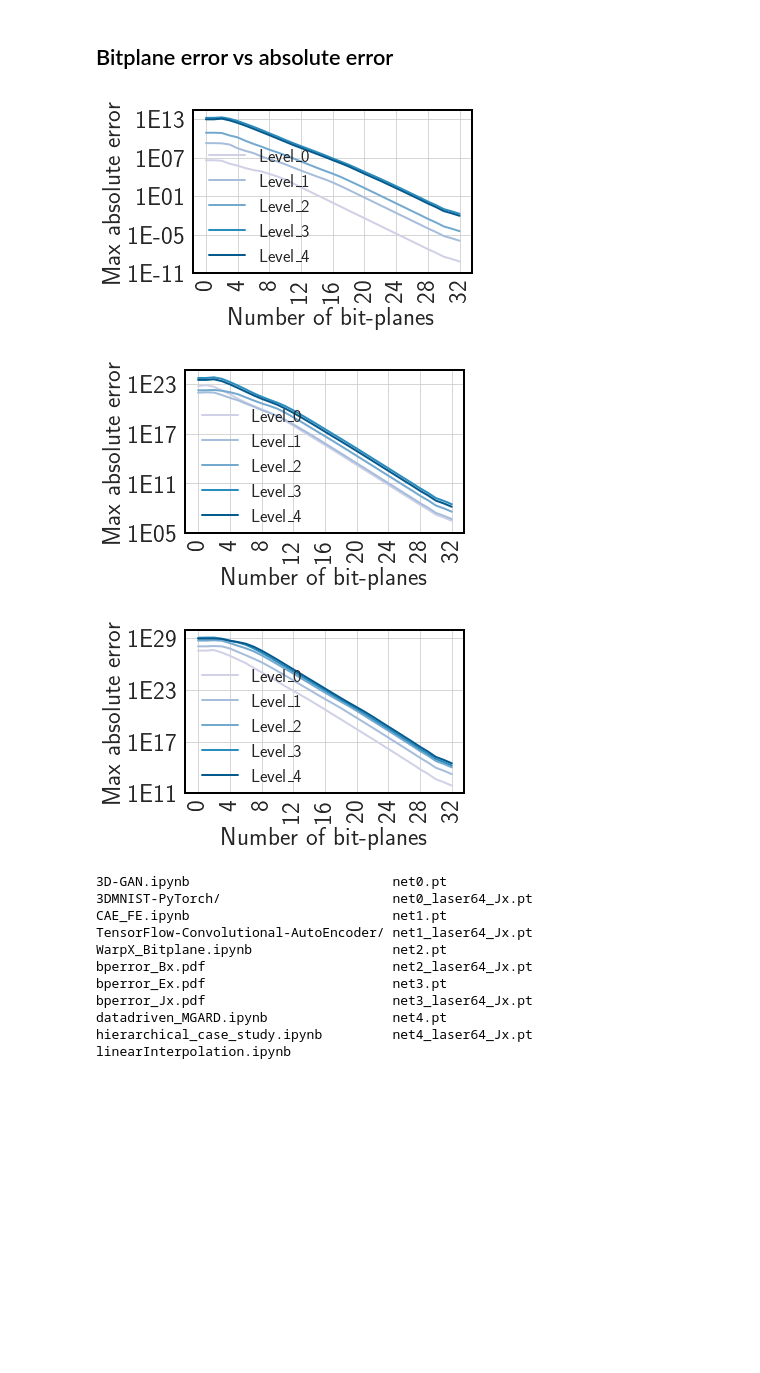
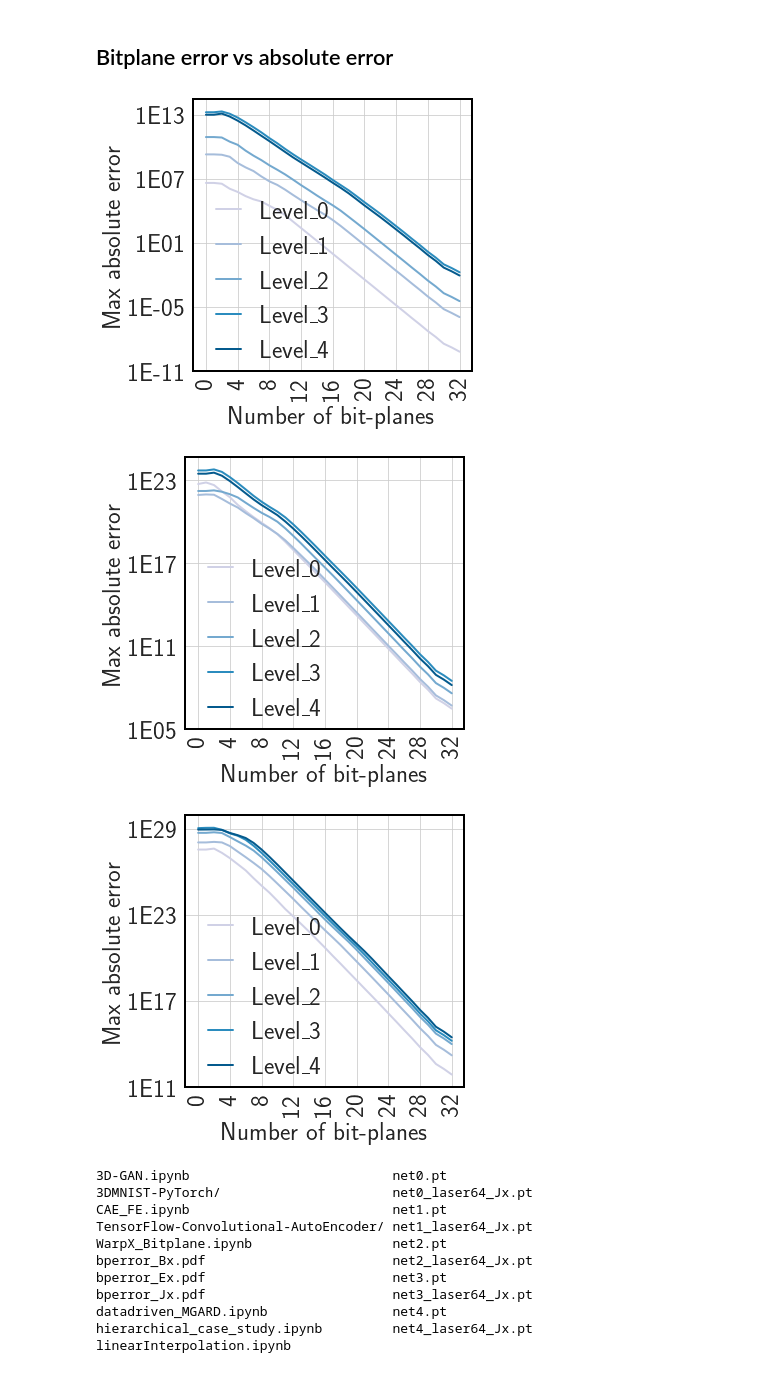
Before and after one commit to jw447/DNN_Mgard, a Jupyter notebook: notebook/_old/DNN_MGARD_old.ipynb, the cells around one changed output. Saved outputs shown, nothing was run; the diff lists cells and outputs as text; code cells hidden in the pictures; blank space fills up the shorter version.

```diff
--- a/notebook/_old/DNN_MGARD_old.ipynb
+++ b/notebook/_old/DNN_MGARD_old.ipynb
@@ -2248,7 +2249,7 @@ pwd
 fontsize = 25
 def plot_bperror(bperr_0, bperr_1, bperr_2, bperr_3, bperr_4, var):
     plt.rcParams['text.usetex'] = True
-    fig2, axs1 = plt.subplots(1, 1, figsize=(5, 3))
+    fig2, axs1 = plt.subplots(1, 1, figsize=(5, 5))
 
     axs1.plot(np.arange(33), bperr_0, "-", color="#d0d1e6", linewidth=2, label="Level\_0")
     axs1.plot(np.arange(33), bperr_1, "-", color="#a6bddb", linewidth=2, label="Level\_1")
@@ -2271,11 +2272,11 @@ def plot_bperror(bperr_0, bperr_1, bperr_2, bperr_3, bperr_4, var):
         axs1.set_yticks([1e11, 1e17, 1e23, 1e29])
         axs1.set_yticklabels(["1E11", "1E17", "1E23", "1E29"], fontsize=fontsize)
 
-    axs1.set_xlabel("Number of bit-planes", fontsize=25)
-    axs1.set_ylabel("Max absolute error", fontsize=25)
+    axs1.set_xlabel("Number of bit-planes", fontsize=fontsize)
+    axs1.set_ylabel("Max absolute error", fontsize=fontsize)
 
     # axs1.legend(frameon=False, ncol=3, bbox_to_anchor=(.5, -.5), loc='center', fontsize=30)
-    axs1.legend(loc='lower left', bbox_to_anchor=(0, -.05), fancybox=False, shadow=False, frameon=False, ncol=1, fontsize=18)
+    axs1.legend(loc='lower left', bbox_to_anchor=(0, -.05), fancybox=False, shadow=False, frameon=False, ncol=1, handlelength=1, fontsize=fontsize)
 
     axs1.spines["bottom"].set_color("black")
     axs1.spines["top"].set_color("black")
@@ -2283,36 +2284,36 @@ def plot_bperror(bperr_0, bperr_1, bperr_2, bperr_3, bperr_4, var):
     axs1.spines["left"].set_color("black")
 
     plt.savefig("bperror_{}.pdf".format(var), bbox_inches="tight")
 
 for var in ["Bx", "Ex", "Jx"]:
     if var == "Bx":
         bperr_0 = [4.10753e+06 ,4.10753e+06 ,3.46064e+06 ,1.17742e+06 ,591360 ,240889 ,120432 ,75058.5 ,29945.8 ,12433.3 ,3935.19 ,981.345 ,248.41 ,62.5229 ,15.6855 ,3.9442 ,0.970689 ,0.244651 ,0.0600163 ,0.0152347 ,0.00381014 ,0.00096234 ,0.000237995 ,5.93446e-05 ,1.48395e-05 ,3.72584e-06 ,9.19514e-07 ,2.35831e-07 ,5.70467e-08 ,1.59134e-08 ,3.76524e-09 ,1.69015e-09 ,6.72972e-10 ,]
         bperr_1 = [1.91818e+09 ,1.91818e+09 ,1.77412e+09 ,1.14855e+09 ,2.99219e+08 ,1.17165e+08 ,5.29171e+07 ,1.64372e+07 ,5.79495e+06 ,2.67418e+06 ,952861 ,302936 ,100694 ,34459.8 ,12011.2 ,4422.3 ,1393.37 ,389.44 ,99.7399 ,25.121 ,6.28969 ,1.57739 ,0.396623 ,0.0999622 ,0.0248246 ,0.0063298 ,0.00156904 ,0.000400963 ,9.68963e-05 ,2.69981e-05 ,6.44554e-06 ,2.82871e-06 ,1.16178e-06 ,]
         bperr_2 = [8.007e+10 ,8.007e+10 ,7.27251e+10 ,2.98194e+10 ,1.51054e+10 ,4.30579e+09 ,1.45686e+09 ,5.52422e+08 ,1.836e+08 ,6.99414e+07 ,2.53542e+07 ,8.19652e+06 ,2.55263e+06 ,854587 ,274886 ,93140 ,32958.6 ,10468.2 ,2801.65 ,743.45 ,193.516 ,48.9197 ,12.3297 ,3.10232 ,0.777663 ,0.19629 ,0.0486769 ,0.0124622 ,0.00301113 ,0.000842913 ,0.000199401 ,8.89311e-05 ,3.61092e-05 ,]
         bperr_3 = [1.6784e+13 ,1.6784e+13 ,1.98998e+13 ,1.21457e+13 ,5.30737e+12 ,1.9373e+12 ,6.65379e+11 ,2.16666e+11 ,6.42103e+10 ,2.10529e+10 ,6.14975e+09 ,1.93642e+09 ,6.4132e+08 ,2.2172e+08 ,7.4929e+07 ,2.52345e+07 ,7.75615e+06 ,2.56903e+06 ,840415 ,237091 ,64996.3 ,18651.9 ,5281.8 ,1408.5 ,368.275 ,96.214 ,24.0746 ,6.22165 ,1.50357 ,0.423425 ,0.100235 ,0.0448198 ,0.0181606 ,]
         bperr_4 = [9.82764e+12 ,9.82764e+12 ,1.25617e+13 ,6.6717e+12 ,2.74486e+12 ,9.91603e+11 ,3.27592e+11 ,1.04122e+11 ,3.35302e+10 ,1.03504e+10 ,3.18777e+09 ,9.91465e+08 ,3.37181e+08 ,1.14857e+08 ,3.9188e+07 ,1.31866e+07 ,4.25102e+06 ,1.42584e+06 ,442129 ,120740 ,32242 ,9113.82 ,2586.19 ,693.342 ,181.242 ,47.5349 ,11.9178 ,3.07761 ,0.744271 ,0.209336 ,0.0495734 ,0.0221697 ,0.00898674 ,]
 
 
     if var == "Ex":
         bperr_0 = [5.27943e+22 ,6.83558e+22 ,4.43621e+22 ,1.54177e+22 ,5.89156e+21 ,1.6446e+21 ,5.75761e+20 ,2.14291e+20 ,8.5507e+19 ,3.39659e+19 ,1.244e+19 ,3.50421e+18 ,9.16647e+17 ,2.37132e+17 ,6.20747e+16 ,1.63141e+16 ,4.26493e+15 ,1.06653e+15 ,2.71968e+14 ,6.73499e+13 ,1.71295e+13 ,4.28799e+12 ,1.07647e+12 ,2.7098e+11 ,6.67595e+10 ,1.67604e+10 ,4.15959e+09 ,1.06435e+09 ,2.57461e+08 ,7.21449e+07 ,1.68287e+07 ,7.68946e+06 ,3.05938e+06 ,]
         bperr_1 = [8.5494e+21 ,9.32026e+21 ,8.87289e+21 ,4.40037e+21 ,2.06809e+21 ,1.05384e+21 ,4.20936e+20 ,1.79691e+20 ,7.08368e+19 ,3.16143e+19 ,1.3088e+19 ,4.49084e+18 ,1.2979e+18 ,3.56962e+17 ,9.84811e+16 ,2.62192e+16 ,6.66749e+15 ,1.70568e+15 ,4.32142e+14 ,1.09484e+14 ,2.752e+13 ,6.91298e+12 ,1.72708e+12 ,4.3443e+11 ,1.08494e+11 ,2.75396e+10 ,6.83767e+09 ,1.7574e+09 ,4.24097e+08 ,1.19136e+08 ,2.79834e+07 ,1.26847e+07 ,5.08867e+06 ,]
         bperr_2 = [1.65791e+22 ,1.65791e+22 ,1.83053e+22 ,1.45893e+22 ,9.75434e+21 ,5.65188e+21 ,2.34543e+21 ,9.91586e+20 ,4.40117e+20 ,2.2052e+20 ,9.93796e+19 ,3.27768e+19 ,9.53504e+18 ,2.63389e+18 ,6.92562e+17 ,1.82642e+17 ,4.90153e+16 ,1.29918e+16 ,3.3208e+15 ,8.43133e+14 ,2.12451e+14 ,5.35722e+13 ,1.35286e+13 ,3.39912e+12 ,8.51192e+11 ,2.14871e+11 ,5.31081e+10 ,1.36786e+10 ,3.28542e+09 ,9.27258e+08 ,2.17114e+08 ,9.87097e+07 ,3.95817e+07 ,]
         bperr_3 = [5.03803e+23 ,5.03803e+23 ,6.01575e+23 ,3.97529e+23 ,1.66375e+23 ,6.22827e+22 ,2.15492e+22 ,7.37251e+21 ,2.80958e+21 ,1.18724e+21 ,5.34396e+20 ,2.05504e+20 ,6.43414e+19 ,1.84215e+19 ,5.02438e+18 ,1.33875e+18 ,3.47336e+17 ,9.12131e+16 ,2.43498e+16 ,6.43124e+15 ,1.64642e+15 ,4.17814e+14 ,1.05545e+14 ,2.66201e+13 ,6.68389e+12 ,1.68737e+12 ,4.19459e+11 ,1.07875e+11 ,2.59841e+10 ,7.3265e+09 ,1.71795e+09 ,7.80962e+08 ,3.12987e+08 ]
         bperr_4 = [2.94379e+23 ,2.94379e+23 ,3.50074e+23 ,2.09876e+23 ,8.66535e+22 ,3.18762e+22 ,1.12593e+22 ,4.04194e+21 ,1.59199e+21 ,6.93257e+20 ,2.97534e+20 ,1.02949e+20 ,3.18513e+19 ,9.10202e+18 ,2.48823e+18 ,6.6162e+17 ,1.71907e+17 ,4.50759e+16 ,1.20583e+16 ,3.1866e+15 ,8.16187e+14 ,2.07045e+14 ,5.23198e+13 ,1.32082e+13 ,3.31134e+12 ,8.37856e+11 ,2.07798e+11 ,5.34316e+10 ,1.28615e+10 ,3.62537e+09 ,8.50246e+08 ,3.86478e+08 ,1.54795e+08 ,]
 
 
     if var == "Jx":
         bperr_0 = [3.55057e+27 ,3.55057e+27 ,4.15322e+27 ,2.09624e+27 ,9.00295e+26 ,3.38436e+26 ,1.25629e+26 ,3.57815e+25 ,1.09186e+25 ,3.52245e+24 ,9.71698e+23 ,2.55172e+23 ,7.81717e+22 ,2.32628e+22 ,6.81862e+21 ,1.90198e+21 ,5.24865e+20 ,1.38457e+20 ,3.83901e+19 ,1.02539e+19 ,2.76913e+18 ,7.43468e+17 ,2.01532e+17 ,5.36855e+16 ,1.39547e+16 ,3.68091e+15 ,9.45663e+14 ,2.50128e+14 ,6.14007e+13 ,1.77189e+13 ,4.18262e+12 ,1.88813e+12 ,7.63678e+11 ,]
         bperr_1 = [1.11346e+28 ,1.11346e+28 ,1.21496e+28 ,1.11265e+28 ,6.25052e+27 ,2.54572e+27 ,1.05124e+27 ,4.18102e+26 ,1.58656e+26 ,5.07957e+25 ,1.51285e+25 ,4.42763e+24 ,1.29888e+24 ,3.59436e+23 ,1.04465e+23 ,2.93805e+22 ,8.6118e+21 ,2.6118e+21 ,7.70246e+20 ,2.08387e+20 ,5.68427e+19 ,1.54203e+19 ,4.12779e+18 ,1.0859e+18 ,2.88029e+17 ,7.5113e+16 ,1.96704e+16 ,5.13451e+15 ,1.28626e+15 ,3.70297e+14 ,8.94043e+13 ,4.08544e+13 ,1.66851e+13 ,]
         bperr_2 = [5.18655e+28 ,5.18655e+28 ,5.66194e+28 ,5.04446e+28 ,2.64053e+28 ,1.32094e+28 ,6.71953e+27 ,3.01686e+27 ,1.04352e+27 ,3.17961e+26 ,9.37654e+25 ,2.69499e+25 ,7.79143e+24 ,2.16666e+24 ,6.13208e+23 ,1.71201e+23 ,4.76992e+22 ,1.41106e+22 ,4.238e+21 ,1.30694e+21 ,3.6612e+20 ,9.68131e+19 ,2.55276e+19 ,6.85462e+18 ,1.80921e+18 ,4.73785e+17 ,1.21606e+17 ,3.21048e+16 ,7.89973e+15 ,2.27116e+15 ,5.43048e+14 ,2.48673e+14 ,1.01084e+14 ]
         bperr_3 = [1.10304e+29 ,1.15644e+29 ,1.1677e+29 ,8.36381e+28 ,4.79912e+28 ,3.24309e+28 ,1.71204e+28 ,6.50544e+27 ,2.09391e+27 ,6.19511e+26 ,1.76682e+26 ,4.93326e+25 ,1.3837e+25 ,3.91196e+24 ,1.09518e+24 ,3.06842e+23 ,8.57474e+22 ,2.43476e+22 ,7.04181e+21 ,2.09018e+21 ,6.21779e+20 ,1.7145e+20 ,4.45645e+19 ,1.1646e+19 ,3.10016e+18 ,8.23094e+17 ,2.10391e+17 ,5.54173e+16 ,1.36074e+16 ,3.89458e+15 ,9.26459e+14 ,4.22869e+14 ,1.71102e+14 ,]
         bperr_4 = [8.70795e+28 ,8.81568e+28 ,8.97007e+28 ,8.30145e+28 ,5.10423e+28 ,3.55284e+28 ,2.2695e+28 ,1.02863e+28 ,3.59199e+27 ,1.10022e+27 ,3.17354e+26 ,8.78156e+25 ,2.42526e+25 ,6.681e+24 ,1.86361e+24 ,5.20757e+23 ,1.43212e+23 ,4.01485e+22 ,1.1272e+22 ,3.27772e+21 ,9.85934e+20 ,2.92673e+20 ,8.05468e+19 ,2.08498e+19 ,5.41976e+18 ,1.44817e+18 ,3.74863e+17 ,9.86412e+16 ,2.41728e+16 ,6.87921e+15 ,1.62882e+15 ,7.39879e+14 ,2.98078e+14 ,]
 
     plot_bperror(bperr_0, bperr_1, bperr_2, bperr_3, bperr_4, var)
 # %% [output]
-[figure, old version]
+[figure, new version]
-[figure, old version]
+[figure, new version]
-[figure, old version]
+[figure, new version]
 # %%
 ls
 # %% [output]
```
Also changed, not shown: parts of 3 cells of this notebook, 6 other files.
